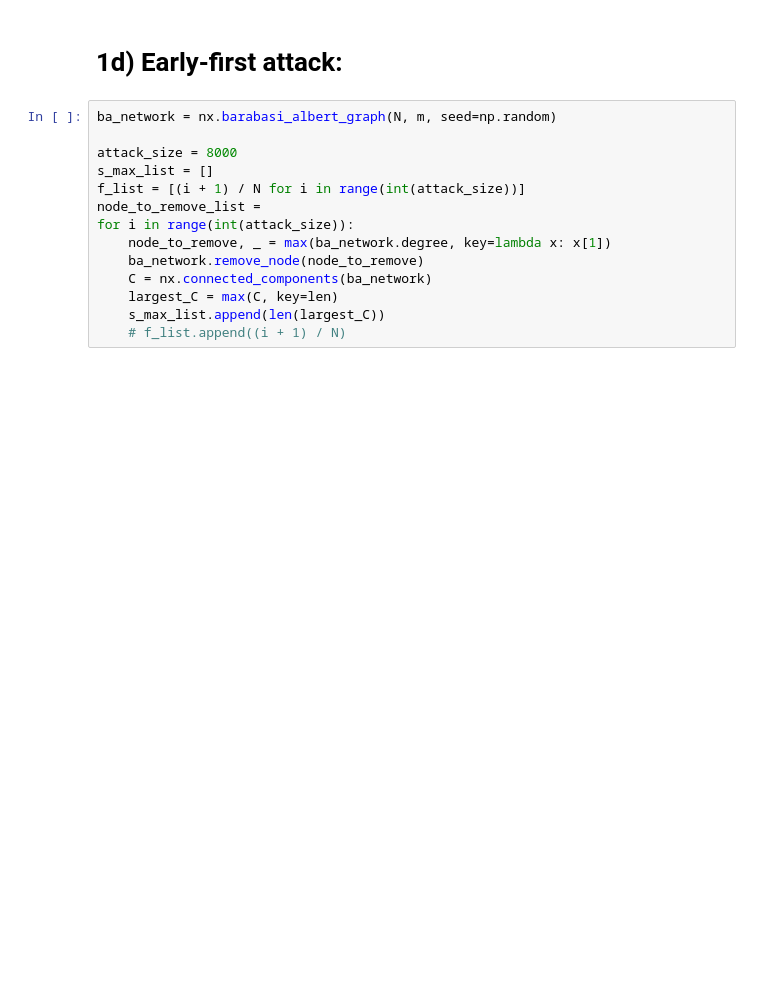
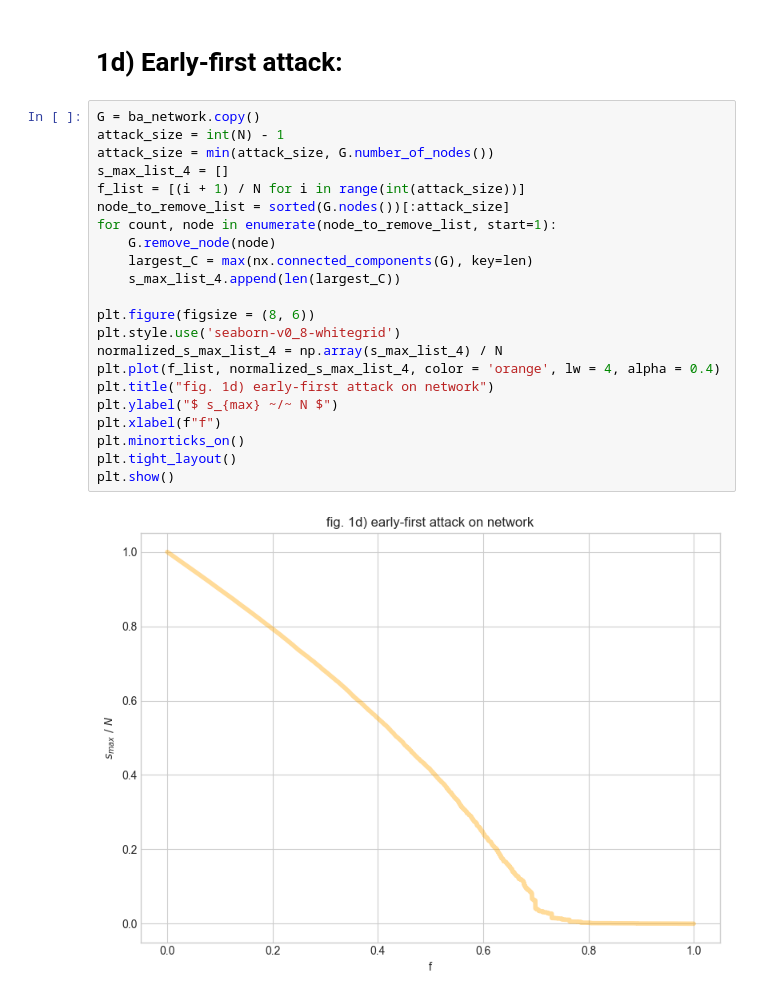
Before and after one commit to mattia0345/Research, a Jupyter notebook: PCS810 Code/assignments/Assignment3.ipynb, the cells around one changed output. Cells and saved outputs as stored; diff of their text form; blank space fills up the shorter version.

```diff
--- a/PCS810 Code/assignments/Assignment3.ipynb
+++ b/PCS810 Code/assignments/Assignment3.ipynb
@@ -96,16 +93,26 @@ plt.show()
 # %% [markdown]
 # 1d) Early-first attack:
-# %%
-ba_network = nx.barabasi_albert_graph(N, m, seed=np.random)
-
-attack_size = 8000
-s_max_list = []
-f_list = [(i + 1) / N for i in range(int(attack_size))]
-node_to_remove_list =
-for i in range(int(attack_size)):
-    node_to_remove, _ = max(ba_network.degree, key=lambda x: x[1])
-    ba_network.remove_node(node_to_remove)
-    C = nx.connected_components(ba_network)
-    largest_C = max(C, key=len)
-    s_max_list.append(len(largest_C))
-    # f_list.append((i + 1) / N)
+# %%
+G = ba_network.copy()
+attack_size = int(N) - 1
+attack_size = min(attack_size, G.number_of_nodes())
+s_max_list_4 = []
+f_list = [(i + 1) / N for i in range(int(attack_size))]
+node_to_remove_list = sorted(G.nodes())[:attack_size]
+for count, node in enumerate(node_to_remove_list, start=1):
+    G.remove_node(node)
+    largest_C = max(nx.connected_components(G), key=len)
+    s_max_list_4.append(len(largest_C))
+
+plt.figure(figsize = (8, 6))
+plt.style.use('seaborn-v0_8-whitegrid')
+normalized_s_max_list_4 = np.array(s_max_list_4) / N
+plt.plot(f_list, normalized_s_max_list_4, color = 'orange', lw = 4, alpha = 0.4)
+plt.title("fig. 1d) early-first attack on network")
+plt.ylabel("$ s_{max} ~/~ N $")
+plt.xlabel(f"f")
+plt.minorticks_on()
+plt.tight_layout()
+plt.show()
+# %% [output]
+[figure, added]
```
Also changed, not shown: parts of 22 cells of this notebook, 35 other files.
